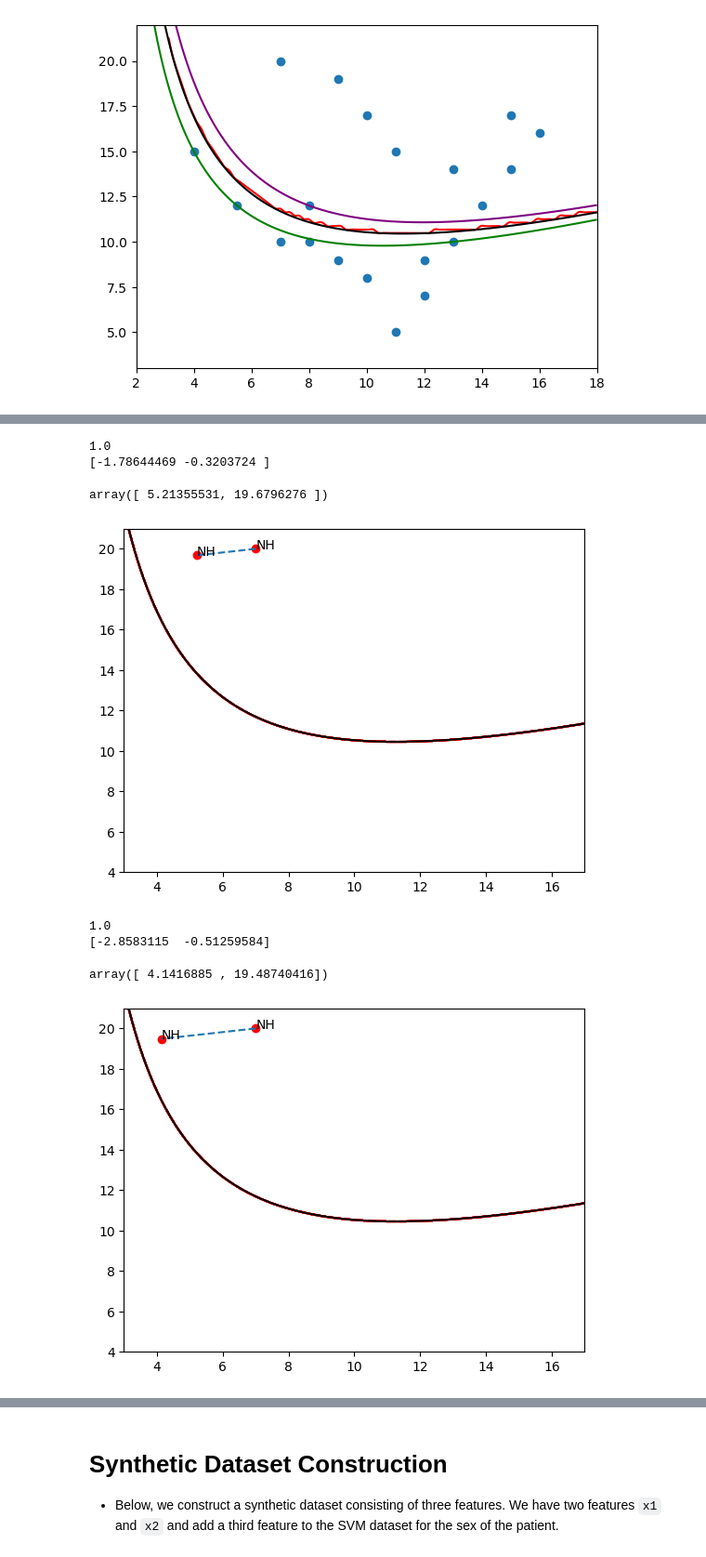
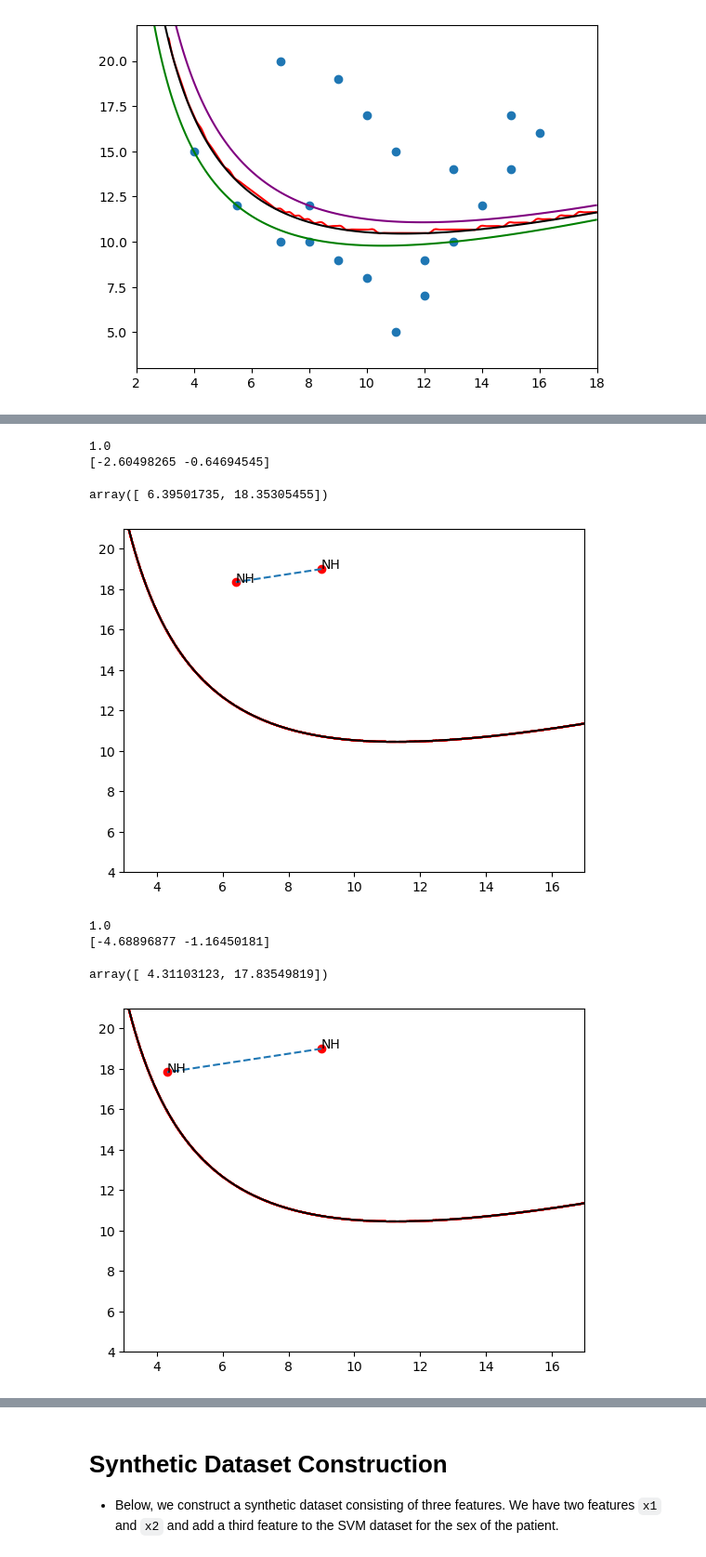
Before and after one commit to dsin85691/SSBA_For_Counterfactuals, a Jupyter notebook: research_notebook.ipynb, the cells around one changed output, grey strips where cells are left out. Shown: that part at 93% size. Drawn from its saved outputs; the diff is of its cells as text; code cells hidden in the pictures.

Commit message:
Adding required changes for constraints

```diff
--- a/research_notebook.ipynb
+++ b/research_notebook.ipynb
@@ -98,7 +96,7 @@ def boundary_generator(xx1, xx2, model):
     return boundary_df
 
 # Gets boundary points
-def boundary_points(xx1, xx2, model):
+def boundary_points(grids, model):
     boundary_df = boundary_generator(xx1=xx1, xx2=xx2, model=model)
     boundary_df = boundary_df.drop_duplicates(subset='x1')
 
@@ -266,16 +342,16 @@ array([ 6.28542212, 19.87185104])
 # %%
-optimal_projection = optimal_point(df, svm_classifier, desired_class=-1, undesired_coords=(7,20), x1_constr=0.5, x2_constr=0.5)
+optimal_projection = optimal_point(df, svm_classifier, desired_class=-1, undesired_coords=(9,19), x1_constr=0.5, x2_constr=0.5)
 optimal_projection
 # %% [output]
 1.0
-[-1.78644469 -0.3203724 ]
+[-2.60498265 -0.64694545]
-array([ 5.21355531, 19.6796276 ])
+array([ 6.39501735, 18.35305455])
-[figure, old version]
+[figure, new version]
 # %%
-optimal_projection = optimal_point(df, svm_classifier, desired_class=-1, undesired_coords=(7,20), x1_constr=0.8, x2_constr=0.8)
+optimal_projection = optimal_point(df, svm_classifier, desired_class=-1, undesired_coords=(9,19), x1_constr=0.9, x2_constr=0.9)
 optimal_projection
 # %% [output]
 1.0
-[-2.8583115  -0.51259584]
+[-4.68896877 -1.16450181]
-array([ 4.1416885 , 19.48740416])
+array([ 4.31103123, 17.83549819])
-[figure, old version]
+[figure, new version]
```
Also changed, not shown: parts of 26 cells of this notebook.
